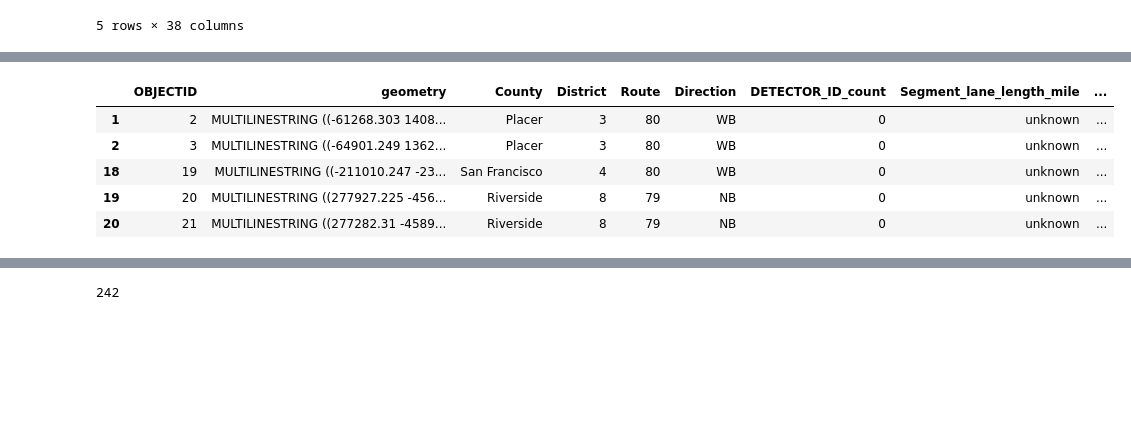
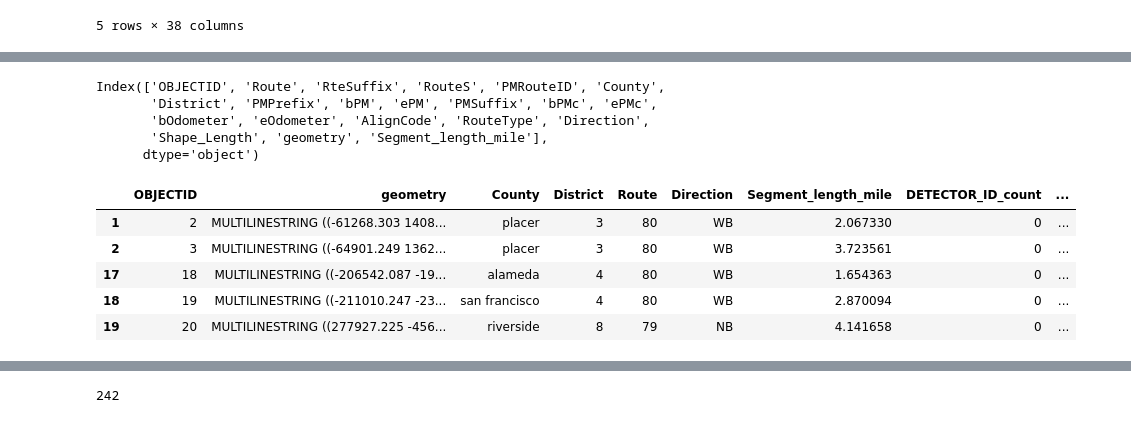
Before and after one commit to mmmiah/PeMS-Coverage, a Jupyter notebook: PeMS Coverage.ipynb, the cells around one changed output, grey strips where cells are left out. Saved outputs shown, nothing was run; the diff lists cells and outputs as text; code cells hidden in the pictures; blank space fills up the shorter version.

```diff
--- a/PeMS Coverage.ipynb
+++ b/PeMS Coverage.ipynb
@@ -436,0 +537,8 @@ shs_pems_meta_joined5.head()
+# %%
+shs_pems_meta_joined4=pd.merge(shs_pems_meta_joined3,detector_status1, on=['STATION_ID', 'LANE'], how='outer')
+
+# Filter to match the shape of shs_pems_meta_joined2
+shs_pems_meta_joined5 = shs_pems_meta_joined4.loc[
+    shs_pems_meta_joined4['STATION_ID'].isin(shs_pems_meta_joined2['STATION_ID'])
+]
+shs_pems_meta_joined5.head()
@@ -445,12 +577,13 @@ link_detetor_count = shs_pems_meta_joined5.groupby(
        'District', 'Route','Direction']
 ).agg(
     DETECTOR_ID_count=('DETECTOR_ID', 'count'),        # Count of DETECTOR_ID
-    Segment_length_mile_avg=('Segment_length_mile', 'mean'),
+    Segment_length_mile=('Segment_length_mile', 'mean'),
     Segment_aadt_avg=('AADT_Thousands', 'mean'),
-    Segment_status_avg=('PCT_GOOD_DETECTOR', 'mean'),
+    # now we will sum of good detector day ratio over the segments
+    Normalized_good_detector=('Good_Detectors_Day_Ratio', 'sum'),
     Physical_lane= ('PHYSICAL_LANES', 'mean')# Average of Segment_length_mile
 ).reset_index()
-link_detetor_count['Segment_lane_length_mile']=link_detetor_count['Segment_length_mile_avg']* link_detetor_count['Physical_lane']
+link_detetor_count['Segment_lane_length_mile']=link_detetor_count['Segment_length_mile']* link_detetor_count['Physical_lane']
 # Display the result
 link_detetor_count.head()
 # %% [output]
@@ -480,8 +646,9 @@ link_detetor_count.shape
 #Aggregate on highway segments, find out the ratio of number of detectors over length of the segments.
 link_detetor_count['detector_desity_per_lane_mile']=link_detetor_count['DETECTOR_ID_count']/link_detetor_count['Segment_lane_length_mile']
 #Aggregate on highway segments, find out the ratio of number of detectors over average AADTs along the segments.
-link_detetor_count['detector_desity_per_1000_AADT']=link_detetor_count['DETECTOR_ID_count']/link_detetor_count['Segment_aadt_avg']
+link_detetor_count['detector_desity_per_1000_AADT']=(link_detetor_count['DETECTOR_ID_count']/link_detetor_count['Physical_lane'])/(link_detetor_count['Segment_aadt_avg']/link_detetor_count['Physical_lane'])
 #Aggregate on highway segments, find out the ratio of number of detectors over average AADT * length of the segments
-link_detetor_count['detector_density_per_lane_length_mile_1000_AADT']=link_detetor_count['DETECTOR_ID_count']/(link_detetor_count['Segment_lane_length_mile']*link_detetor_count['Segment_aadt_avg'])
+link_detetor_count['DCI']=(link_detetor_count['Normalized_good_detector'])/(link_detetor_count['Segment_length_mile']*link_detetor_count['Segment_aadt_avg'])
+link_detetor_count=link_detetor_count.loc[link_detetor_count['DCI']<1]
 link_detetor_count.head()
 # %% [output]
@@ -502,0 +683,10 @@ Index(['OBJECTID', 'geometry', 'County', 'District', 'Route', 'Direction',
+# %%
+
+# Ensure all values are positive by adding a small constant (if there are any zero or negative values)
+#link_detetor_count['DCI_Log_Transformed'] = np.log(link_detetor_count['DCI'] + 1e-9)
+
+# Optionally, you can still apply Min-Max normalization to the log-transformed values
+link_detetor_count['Normalized_DCI'] = (link_detetor_count['DCI'] - link_detetor_count['DCI'].min()) / (link_detetor_count['DCI'].max() - link_detetor_count['DCI'].min())
+
+# Check the new stats
+print(link_detetor_count['Normalized_DCI'].describe())
@@ -503,21 +713,31 @@ Index(['OBJECTID', 'geometry', 'County', 'District', 'Route', 'Direction',
+# %%
+shs_proj_link.columns
+# %% [output]
+Index(['OBJECTID', 'Route', 'RteSuffix', 'RouteS', 'PMRouteID', 'County',
+       'District', 'PMPrefix', 'bPM', 'ePM', 'PMSuffix', 'bPMc', 'ePMc',
+       'bOdometer', 'eOdometer', 'AlignCode', 'RouteType', 'Direction',
+       'Shape_Length', 'geometry', 'Segment_length_mile'],
+      dtype='object')
 # %%
 # Find the links that do not have any PeMS counter installed
 shs_without_pems = shs_proj_link[~shs_proj_link['OBJECTID'].isin(link_detetor_count['OBJECTID'])]
 shs_without_pems=shs_without_pems[['OBJECTID', 'geometry', 'County',
-       'District', 'Route','Direction']]
+       'District', 'Route','Direction','Segment_length_mile']]
 shs_without_pems['DETECTOR_ID_count']=0
 shs_without_pems['Segment_lane_length_mile']='unknown'
 shs_without_pems['detector_desity_per_lane_mile']=0
 shs_without_pems['detector_desity_per_1000_AADT']=0
-shs_without_pems['detector_density_per_lane_length_mile_1000_AADT']=0
-shs_without_pems['Segment_status_avg']=0
+shs_without_pems['DCI']=0
+shs_without_pems['Normalized_good_detector']=0
 shs_without_pems['Physical_lane']='unknown'
+shs_without_pems['Normalized_DCI']=0
 shs_without_pems['County'] = shs_without_pems['County'].map(county_full_names)
+shs_without_pems['County']=shs_without_pems['County'].str.lower()
 shs_without_pems.head()
 # %% [output]
-|  | OBJECTID | geometry | County | District | Route | Direction | DETECTOR_ID_count | Segment_lane_length_mile | ... |
-| 1 | 2 | MULTILINESTRING ((-61268.303 1408... | Placer | 3 | 80 | WB | 0 | unknown | ... |
-| 2 | 3 | MULTILINESTRING ((-64901.249 1362... | Placer | 3 | 80 | WB | 0 | unknown | ... |
-| 18 | 19 | MULTILINESTRING ((-211010.247 -23... | San Francisco | 4 | 80 | WB | 0 | unknown | ... |
-| 19 | 20 | MULTILINESTRING ((277927.225 -456... | Riverside | 8 | 79 | NB | 0 | unknown | ... |
-| 20 | 21 | MULTILINESTRING ((277282.31 -4589... | Riverside | 8 | 79 | NB | 0 | unknown | ... |
+|  | OBJECTID | geometry | County | District | Route | Direction | Segment_length_mile | DETECTOR_ID_count | ... |
+| 1 | 2 | MULTILINESTRING ((-61268.303 1408... | placer | 3 | 80 | WB | 2.067330 | 0 | ... |
+| 2 | 3 | MULTILINESTRING ((-64901.249 1362... | placer | 3 | 80 | WB | 3.723561 | 0 | ... |
+| 17 | 18 | MULTILINESTRING ((-206542.087 -19... | alameda | 4 | 80 | WB | 1.654363 | 0 | ... |
+| 18 | 19 | MULTILINESTRING ((-211010.247 -23... | san francisco | 4 | 80 | WB | 2.870094 | 0 | ... |
+| 19 | 20 | MULTILINESTRING ((277927.225 -456... | riverside | 8 | 79 | NB | 4.141658 | 0 | ... |
```
Also changed, not shown: parts of 111 cells of this notebook, 2 other files.
